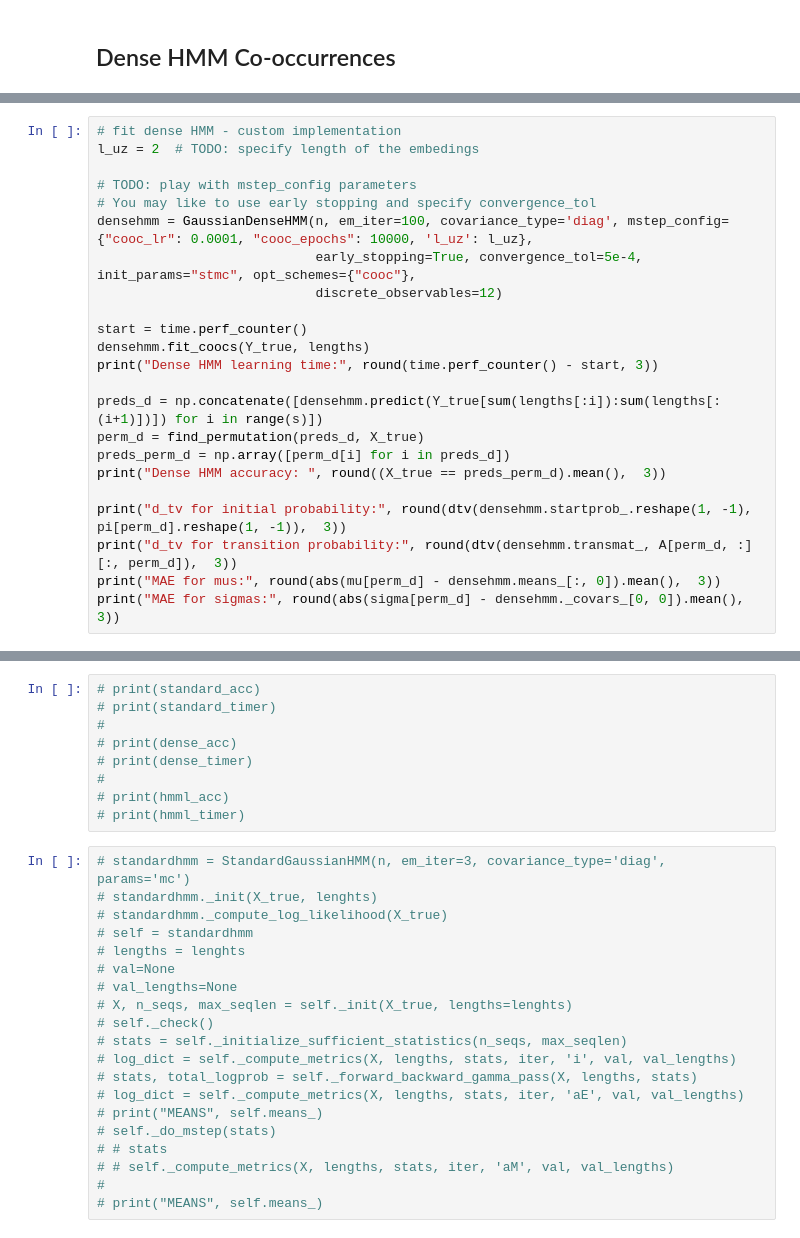
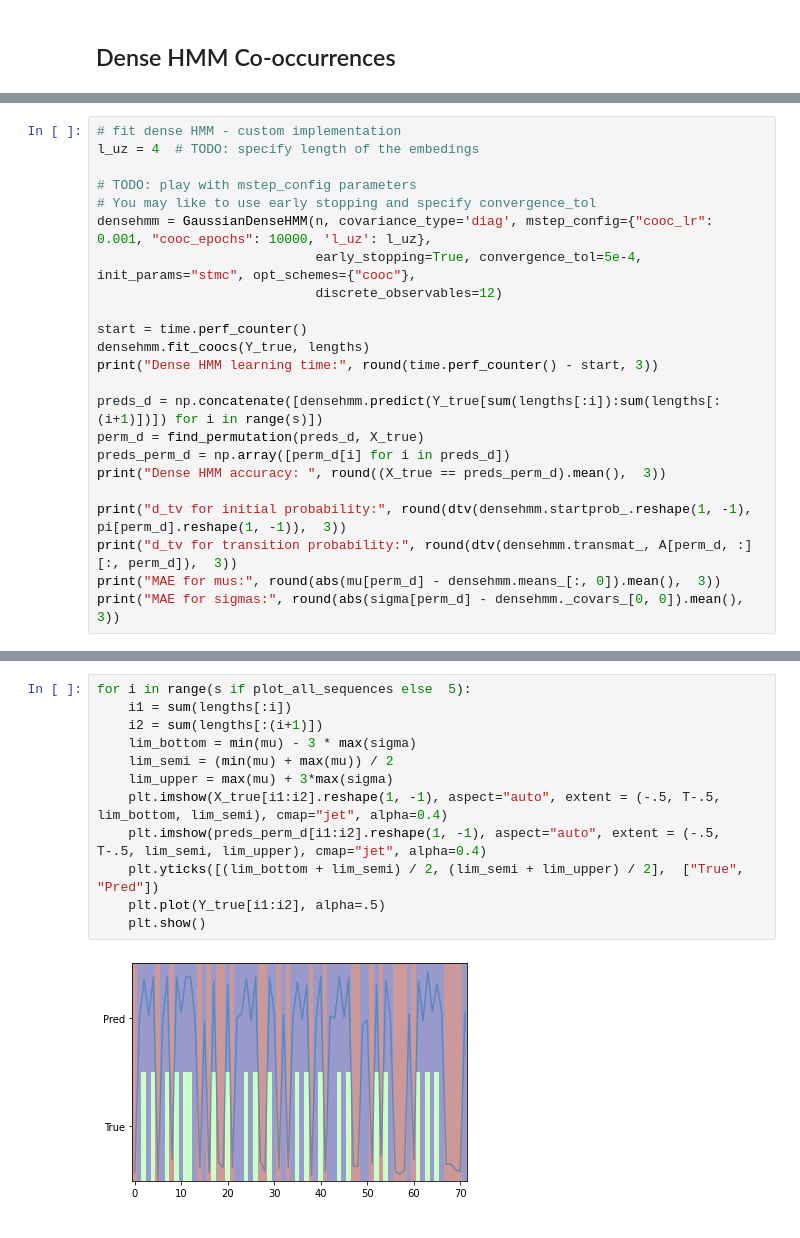
Before and after one commit to CIRGLaboratory/GausianDenseHMM, a Jupyter notebook: code_dense_hmm/simple_test_gaussian.ipynb, the cells around one changed output, grey strips where cells are left out. Saved outputs shown, nothing was run; the diff lists cells and outputs as text.

```diff
--- a/code_dense_hmm/simple_test_gaussian.ipynb
+++ b/code_dense_hmm/simple_test_gaussian.ipynb
@@ -264,10 +217,10 @@ from utils import compute_stationary, empirical_coocs
 # %%
 # fit dense HMM - custom implementation
-l_uz = 2  # TODO: specify length of the embedings
+l_uz = 4  # TODO: specify length of the embedings
 
 # TODO: play with mstep_config parameters
 # You may like to use early stopping and specify convergence_tol
-densehmm = GaussianDenseHMM(n, em_iter=100, covariance_type='diag', mstep_config={"cooc_lr": 0.0001, "cooc_epochs": 10000, 'l_uz': l_uz},
+densehmm = GaussianDenseHMM(n, covariance_type='diag', mstep_config={"cooc_lr": 0.001, "cooc_epochs": 10000, 'l_uz': l_uz},
                             early_stopping=True, convergence_tol=5e-4, init_params="stmc", opt_schemes={"cooc"},
                             discrete_observables=12)
 
@@ -430,29 +247,14 @@ MAE for sigmas: 9.974
-# %%
-# print(standard_acc)
-# print(standard_timer)
-#
-# print(dense_acc)
-# print(dense_timer)
-#
-# print(hmml_acc)
-# print(hmml_timer)
-# %%
-# standardhmm = StandardGaussianHMM(n, em_iter=3, covariance_type='diag', params='mc')
-# standardhmm._init(X_true, lenghts)
-# standardhmm._compute_log_likelihood(X_true)
-# self = standardhmm
-# lengths = lenghts
-# val=None
-# val_lengths=None
-# X, n_seqs, max_seqlen = self._init(X_true, lengths=lenghts)
-# self._check()
-# stats = self._initialize_sufficient_statistics(n_seqs, max_seqlen)
-# log_dict = self._compute_metrics(X, lengths, stats, iter, 'i', val, val_lengths)
-# stats, total_logprob = self._forward_backward_gamma_pass(X, lengths, stats)
-# log_dict = self._compute_metrics(X, lengths, stats, iter, 'aE', val, val_lengths)
-# print("MEANS", self.means_)
-# self._do_mstep(stats)
-# # stats
-# # self._compute_metrics(X, lengths, stats, iter, 'aM', val, val_lengths)
-#
-# print("MEANS", self.means_)
+# %%
+for i in range(s if plot_all_sequences else  5):
+    i1 = sum(lengths[:i])
+    i2 = sum(lengths[:(i+1)])
+    lim_bottom = min(mu) - 3 * max(sigma)
+    lim_semi = (min(mu) + max(mu)) / 2
+    lim_upper = max(mu) + 3*max(sigma)
+    plt.imshow(X_true[i1:i2].reshape(1, -1), aspect="auto", extent = (-.5, T-.5, lim_bottom, lim_semi), cmap="jet", alpha=0.4)
+    plt.imshow(preds_perm_d[i1:i2].reshape(1, -1), aspect="auto", extent = (-.5, T-.5, lim_semi, lim_upper), cmap="jet", alpha=0.4)
+    plt.yticks([(lim_bottom + lim_semi) / 2, (lim_semi + lim_upper) / 2],  ["True", "Pred"])
+    plt.plot(Y_true[i1:i2], alpha=.5)
+    plt.show()
+# %% [output]
+[figure, added]
```
Also changed, not shown: parts of 25 cells of this notebook, 6 other files.
